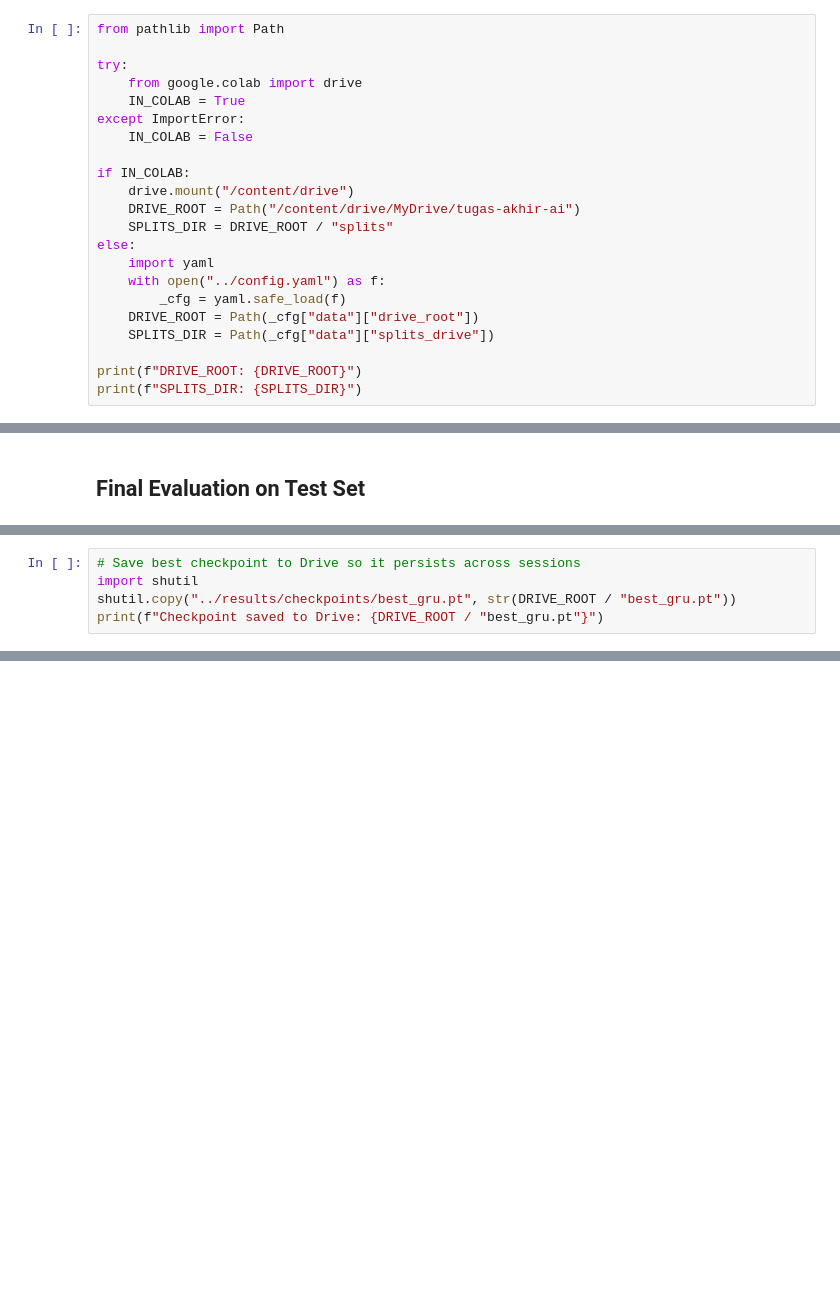
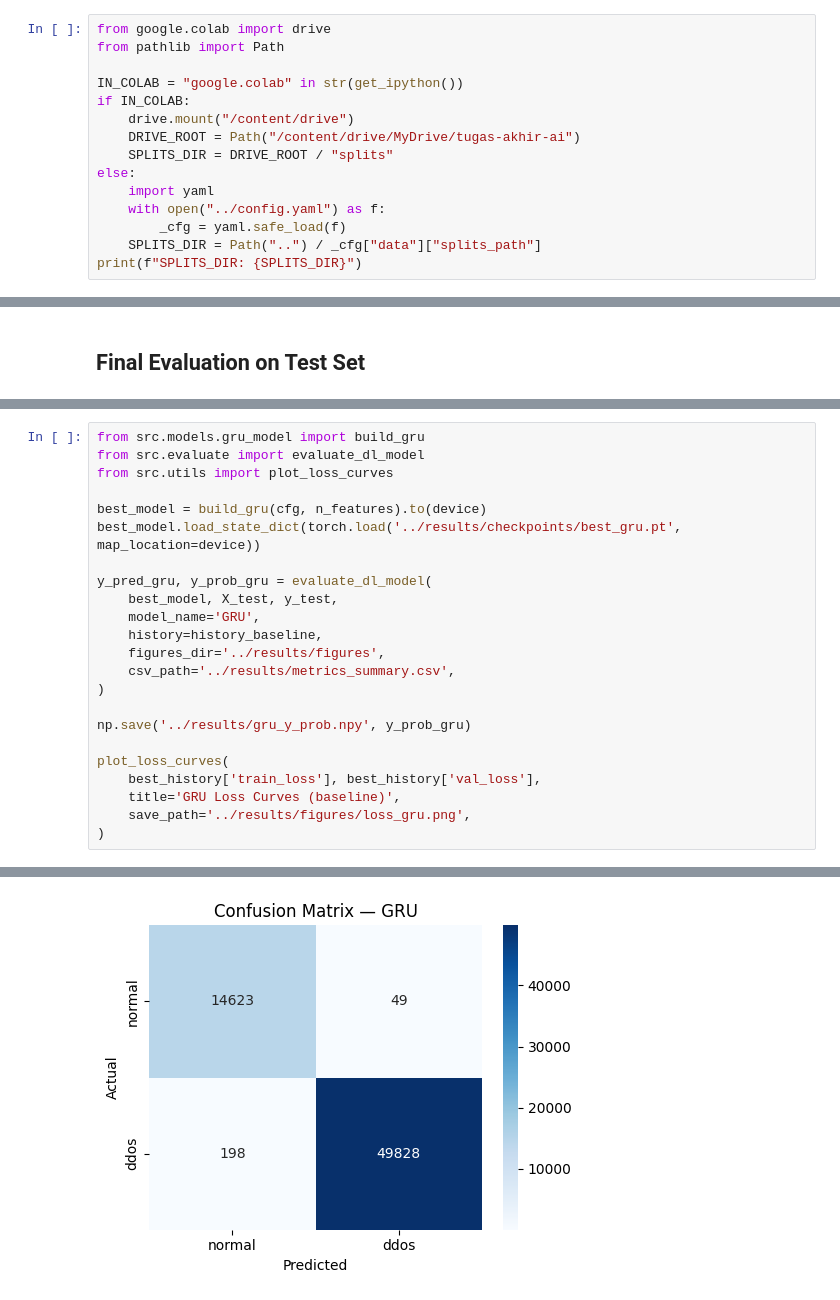
Before and after one commit to calvinkatoroy/tugas-akhir-ai-kel-06, a Jupyter notebook: notebooks/04_gru_training.ipynb, the cells around one changed output, grey strips where cells are left out. Cells and saved outputs as stored; diff of their text form; blank space fills up the shorter version.

```diff
--- a/notebooks/04_gru_training.ipynb
+++ b/notebooks/04_gru_training.ipynb
@@ -75,12 +64,8 @@ def safe_log_experiment(record, csv_path):
 # %%
+from google.colab import drive
 from pathlib import Path
 
-try:
-    from google.colab import drive
-    IN_COLAB = True
-except ImportError:
-    IN_COLAB = False
-
+IN_COLAB = "google.colab" in str(get_ipython())
 if IN_COLAB:
     drive.mount("/content/drive")
     DRIVE_ROOT = Path("/content/drive/MyDrive/tugas-akhir-ai")
@@ -89,8 +74,5 @@ else:
     import yaml
     with open("../config.yaml") as f:
         _cfg = yaml.safe_load(f)
-    DRIVE_ROOT = Path(_cfg["data"]["drive_root"])
-    SPLITS_DIR = Path(_cfg["data"]["splits_drive"])
-
-print(f"DRIVE_ROOT: {DRIVE_ROOT}")
+    SPLITS_DIR = Path("..") / _cfg["data"]["splits_path"]
 print(f"SPLITS_DIR: {SPLITS_DIR}")
@@ -305,5 +320,24 @@ else:
-# %%
-# Save best checkpoint to Drive so it persists across sessions
-import shutil
-shutil.copy("../results/checkpoints/best_gru.pt", str(DRIVE_ROOT / "best_gru.pt"))
-print(f"Checkpoint saved to Drive: {DRIVE_ROOT / "best_gru.pt"}")
+# %%
+from src.models.gru_model import build_gru
+from src.evaluate import evaluate_dl_model
+from src.utils import plot_loss_curves
+
+best_model = build_gru(cfg, n_features).to(device)
+best_model.load_state_dict(torch.load('../results/checkpoints/best_gru.pt', map_location=device))
+
+y_pred_gru, y_prob_gru = evaluate_dl_model(
+    best_model, X_test, y_test,
+    model_name='GRU',
+    history=history_baseline,
+    figures_dir='../results/figures',
+    csv_path='../results/metrics_summary.csv',
+)
+
+np.save('../results/gru_y_prob.npy', y_prob_gru)
+
+plot_loss_curves(
+    best_history['train_loss'], best_history['val_loss'],
+    title='GRU Loss Curves (baseline)',
+    save_path='../results/figures/loss_gru.png',
+)
+# %% [output]
@@ -309,0 +353 @@ print(f"Checkpoint saved to Drive: {DRIVE_ROOT / "best_gru.pt"}")
+[figure, added]
```
Also changed, not shown: parts of 20 cells of this notebook, 4 other files.
